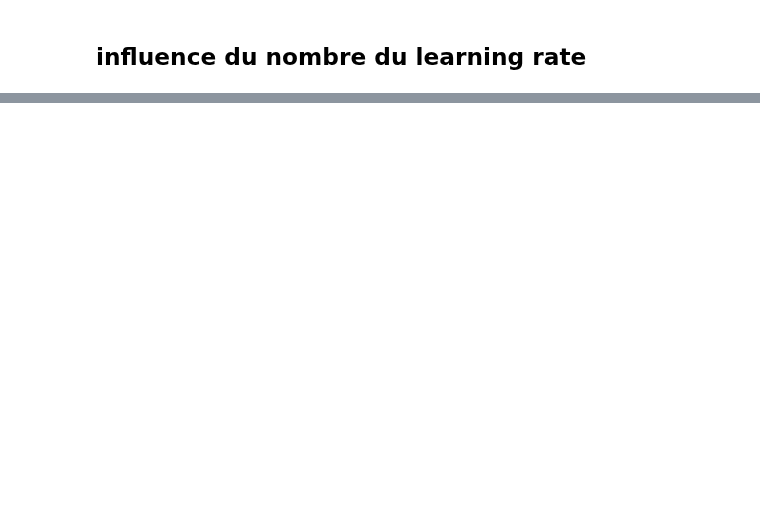
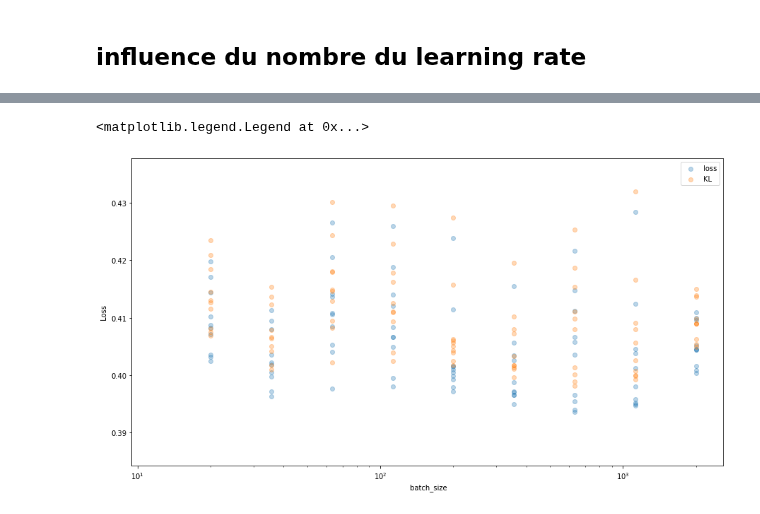
Before and after one commit to jennafradin/MSc-Internship, a Jupyter notebook: Notebooks/W05/39_theory-torch-fit-optimize.ipynb, the cells around one changed output, grey strips where cells are left out. Cells and saved outputs as stored; diff of their text form; code cells hidden in the pictures; blank space fills up the shorter version.

```diff
--- a/Notebooks/W05/39_theory-torch-fit-optimize.ipynb
+++ b/Notebooks/W05/39_theory-torch-fit-optimize.ipynb
@@ -250,0 +264,20 @@ ax.set_xscale('log')
+# %%
+batch_sizes = num_epochs * np.logspace(-1, 1, N_scan, base=10)
+batch_sizes_, losses, KLs = [], [], []
+for batch_size_ in batch_sizes:
+    for i_CV in range(N_cv):
+        theta, p, y = get_data(seed=seed+i_CV)
+        logistic_model, loss = fit_data(theta, y, batch_size=int(batch_size_), verbose=False)
+
+        if N_test>0: theta, p, y = get_data(N=N_test) # nouvelles données
+        labels = torch.Tensor(y[:, None])
+        Theta = torch.Tensor(theta[:, None])
+        outputs = logistic_model(Theta)
+
+        loss = criterion(outputs, labels).item()
+        KL = criterion(outputs, torch.Tensor(p[:, None])).item()
+        if i_CV==0:
+            print(f"batch_size: {int(batch_size_)}, Loss: {loss:.5f}, KL: {KL:.5f}")
+        batch_sizes_.append(batch_size_)
+        KLs.append(KL)
+        losses.append(loss)
@@ -250,0 +294,12 @@ ax.set_xscale('log')
+# %%
+fig, ax = plt.subplots(figsize = (15, 8))
+ax.scatter(batch_sizes_, losses, alpha=3/N_cv, label='loss')
+ax.scatter(batch_sizes_, KLs, alpha=3/N_cv, label='KL')
+
+ax.set_xlabel(' batch_size')
+ax.set_ylabel(' Loss ')
+ax.set_xscale('log')
+ax.legend(loc='best');
+# %% [output]
+<matplotlib.legend.Legend at 0x...>
+[figure, added]
```
Also changed, not shown: parts of 15 cells of this notebook.
